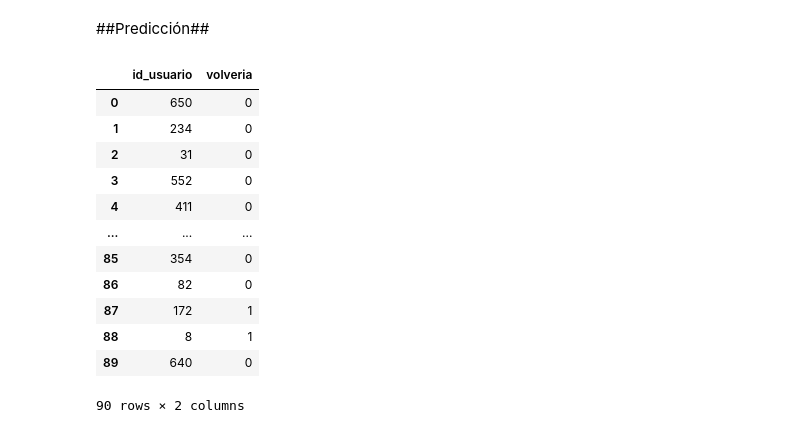
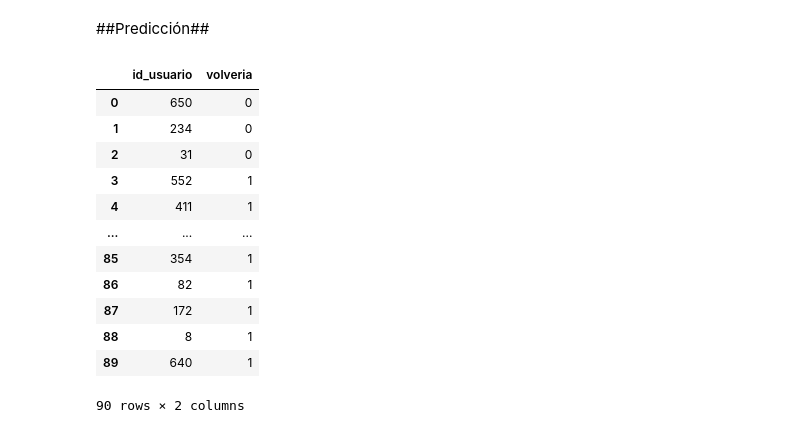
Before and after one commit to solcanalla/fiumark, a Jupyter notebook: decisiontree.ipynb, the cells around one changed output. Drawn from its saved outputs; the diff is of its cells as text; code cells hidden in the pictures.

```diff
--- a/decisiontree.ipynb
+++ b/decisiontree.ipynb
@@ -52,24 +52,24 @@ def plot_roc(_fpr, _tpr, x):
 # %%
 pd.options.display.max_columns = None
 df = pp.get_dataset()
-df = pp.decisiontree_preprocessing(df)
+df = pp.common_preprocessing(df)
 X_train, X_test, y_train, y_test = pp.get_train_test_data(df)
 # %% [markdown]
 ##Entrenamiento##
 # %%
-from sklearn.model_selection import RandomizedSearchCV
+from sklearn.model_selection import GridSearchCV
 
 params = {
-    'max_depth': np.arange(1, 30),
-    'min_samples_leaf': np.arange(1, 30),
-    'min_samples_split': np.arange(1,30),
+    'max_depth': np.arange(1, 20),
+    'min_samples_leaf': np.arange(1, 10),
+    'min_samples_split': np.arange(1,10),
     'criterion': ["gini", "entropy"],
     'splitter': ["best","random"]
 }
 
 clf = DecisionTreeClassifier(random_state=42)
 
-rgscv = RandomizedSearchCV(
-    clf, params, n_iter=200, scoring='roc_auc', n_jobs=-1, cv=5, return_train_score=True
+gscv = GridSearchCV(
+    clf, params, scoring='roc_auc', n_jobs=-1, cv=5, return_train_score=True
 ).fit(X_train, y_train)
 # %%
@@ -142,22 +142,22 @@ plot_confusion_matrix(y_test, y_pred)
 ##Predicción##
 # %%
 X_holdout = pd.read_csv('https://drive.google.com/uc?export=download&id=1I980-_K9iOucJO26SG5_M8RELOQ5VB6A')
-X_holdout = pp.decisiontree_preprocessing(X_holdout)
-df2 = pd.DataFrame(rgscv.predict(X_holdout),columns=['volveria'])
+X_holdout = pp.common_preprocessing(X_holdout)
+df2 = pd.DataFrame(gscv.predict(X_holdout),columns=['volveria'])
 df3 = pd.concat([X_holdout.id_usuario,df2],axis=1)
 df3.to_csv('decisiontree.csv')
 df3
 # %% [output]
 |  | id_usuario | volveria |
 | 0 | 650 | 0 |
 | 1 | 234 | 0 |
 | 2 | 31 | 0 |
-| 3 | 552 | 0 |
-| 4 | 411 | 0 |
+| 3 | 552 | 1 |
+| 4 | 411 | 1 |
 | ... | ... | ... |
-| 85 | 354 | 0 |
-| 86 | 82 | 0 |
+| 85 | 354 | 1 |
+| 86 | 82 | 1 |
 | 87 | 172 | 1 |
 | 88 | 8 | 1 |
-| 89 | 640 | 0 |
+| 89 | 640 | 1 |
 90 rows × 2 columns
```
Also changed, not shown: parts of 7 cells of this notebook.
